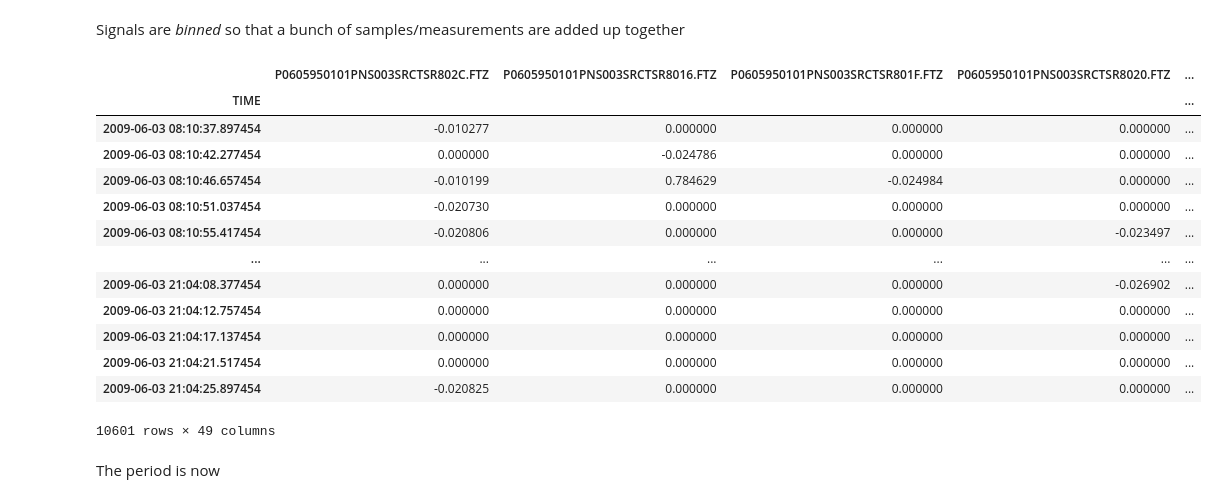
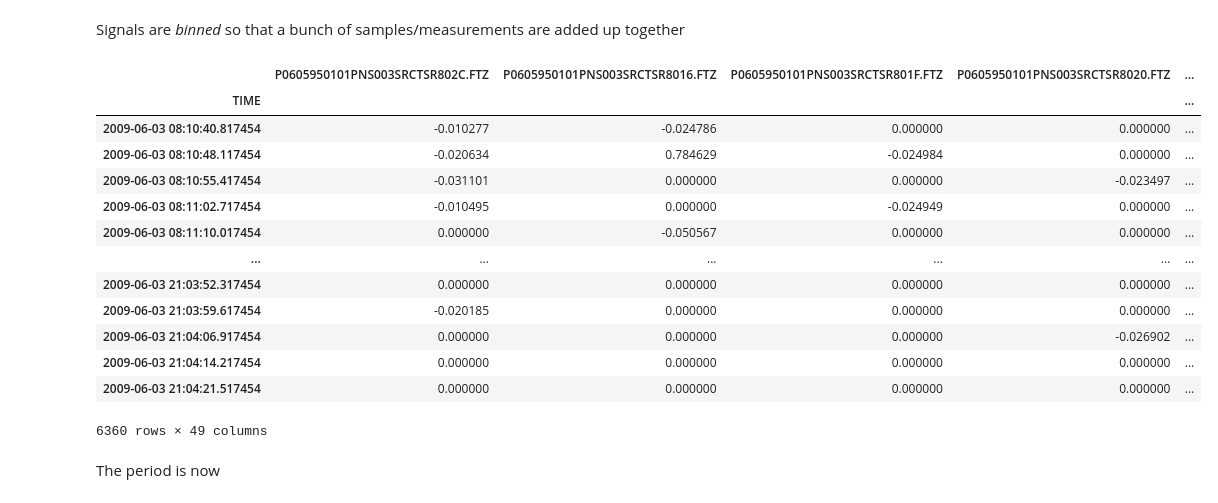
Before and after one commit to manuvazquez/VAEonXMM, a Jupyter notebook: experiments/pack_real_data.ipynb, the cells around one changed output. Cells and saved outputs as stored; diff of their text form; code cells hidden in the pictures.

```diff
--- a/experiments/pack_real_data.ipynb
+++ b/experiments/pack_real_data.ipynb
@@ -79,24 +76,25 @@ Timedelta('0 days 00:00:01.460000')
 # %% [markdown]
 Signals are *binned* so that a bunch of samples/measurements are added up together
 # %%
-bin_size = 3
+# bin_size = 63
+bin_size = 5
 binned_df = trapallada.xsa.util.bin_fits_df(df, bin_size=bin_size)
 binned_df
 # %% [output]
 |  | P0605950101PNS003SRCTSR802C.FTZ | P0605950101PNS003SRCTSR8016.FTZ | P0605950101PNS003SRCTSR801F.FTZ | P0605950101PNS003SRCTSR8020.FTZ | ... |
 | TIME |  |  |  |  | ... |
-| 2009-06-03 08:10:37.897454 | -0.010277 | 0.000000 | 0.000000 | 0.000000 | ... |
-| 2009-06-03 08:10:42.277454 | 0.000000 | -0.024786 | 0.000000 | 0.000000 | ... |
-| 2009-06-03 08:10:46.657454 | -0.010199 | 0.784629 | -0.024984 | 0.000000 | ... |
-| 2009-06-03 08:10:51.037454 | -0.020730 | 0.000000 | 0.000000 | 0.000000 | ... |
-| 2009-06-03 08:10:55.417454 | -0.020806 | 0.000000 | 0.000000 | -0.023497 | ... |
+| 2009-06-03 08:10:40.817454 | -0.010277 | -0.024786 | 0.000000 | 0.000000 | ... |
+| 2009-06-03 08:10:48.117454 | -0.020634 | 0.784629 | -0.024984 | 0.000000 | ... |
+| 2009-06-03 08:10:55.417454 | -0.031101 | 0.000000 | 0.000000 | -0.023497 | ... |
+| 2009-06-03 08:11:02.717454 | -0.010495 | 0.000000 | -0.024949 | 0.000000 | ... |
+| 2009-06-03 08:11:10.017454 | 0.000000 | -0.050567 | 0.000000 | 0.000000 | ... |
 | ... | ... | ... | ... | ... | ... |
-| 2009-06-03 21:04:08.377454 | 0.000000 | 0.000000 | 0.000000 | -0.026902 | ... |
-| 2009-06-03 21:04:12.757454 | 0.000000 | 0.000000 | 0.000000 | 0.000000 | ... |
-| 2009-06-03 21:04:17.137454 | 0.000000 | 0.000000 | 0.000000 | 0.000000 | ... |
+| 2009-06-03 21:03:52.317454 | 0.000000 | 0.000000 | 0.000000 | 0.000000 | ... |
+| 2009-06-03 21:03:59.617454 | -0.020185 | 0.000000 | 0.000000 | 0.000000 | ... |
+| 2009-06-03 21:04:06.917454 | 0.000000 | 0.000000 | 0.000000 | -0.026902 | ... |
+| 2009-06-03 21:04:14.217454 | 0.000000 | 0.000000 | 0.000000 | 0.000000 | ... |
 | 2009-06-03 21:04:21.517454 | 0.000000 | 0.000000 | 0.000000 | 0.000000 | ... |
-| 2009-06-03 21:04:25.897454 | -0.020825 | 0.000000 | 0.000000 | 0.000000 | ... |
-10601 rows × 49 columns
+6360 rows × 49 columns
 # %% [markdown]
 The period is now
 # %%
```
Also changed, not shown: parts of 43 cells of this notebook, 10 other files.
